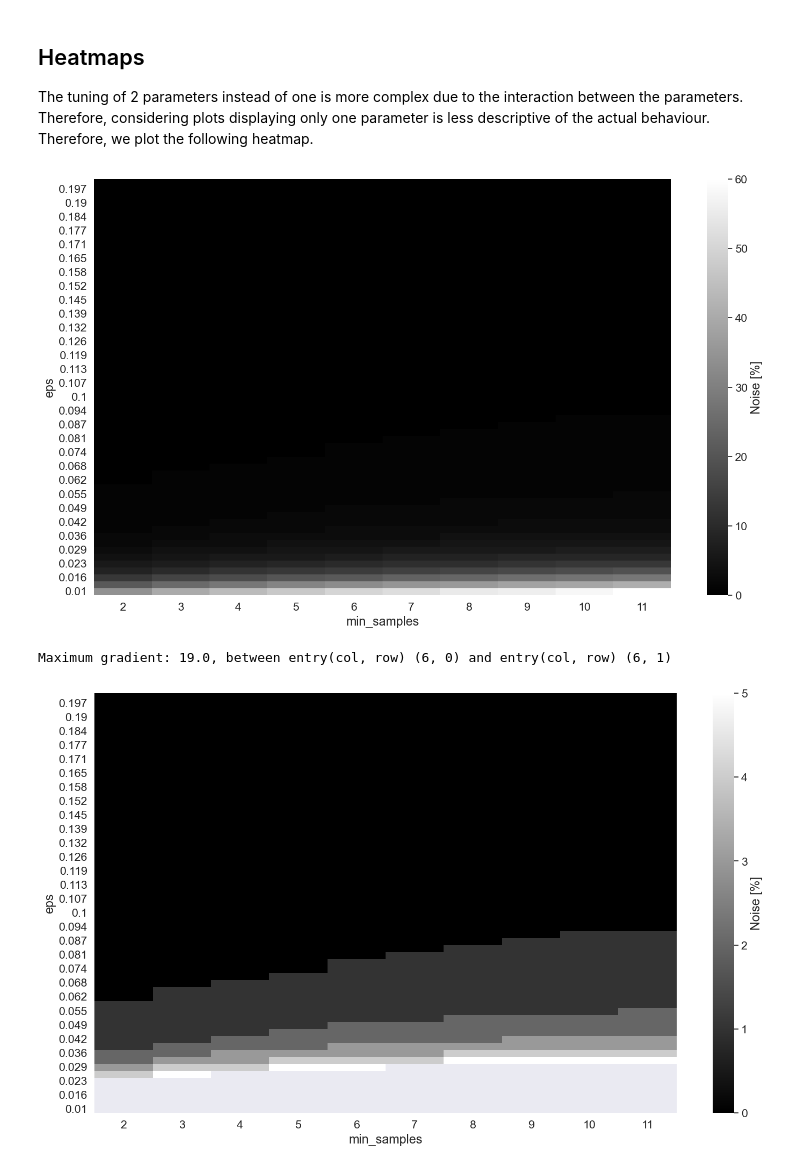
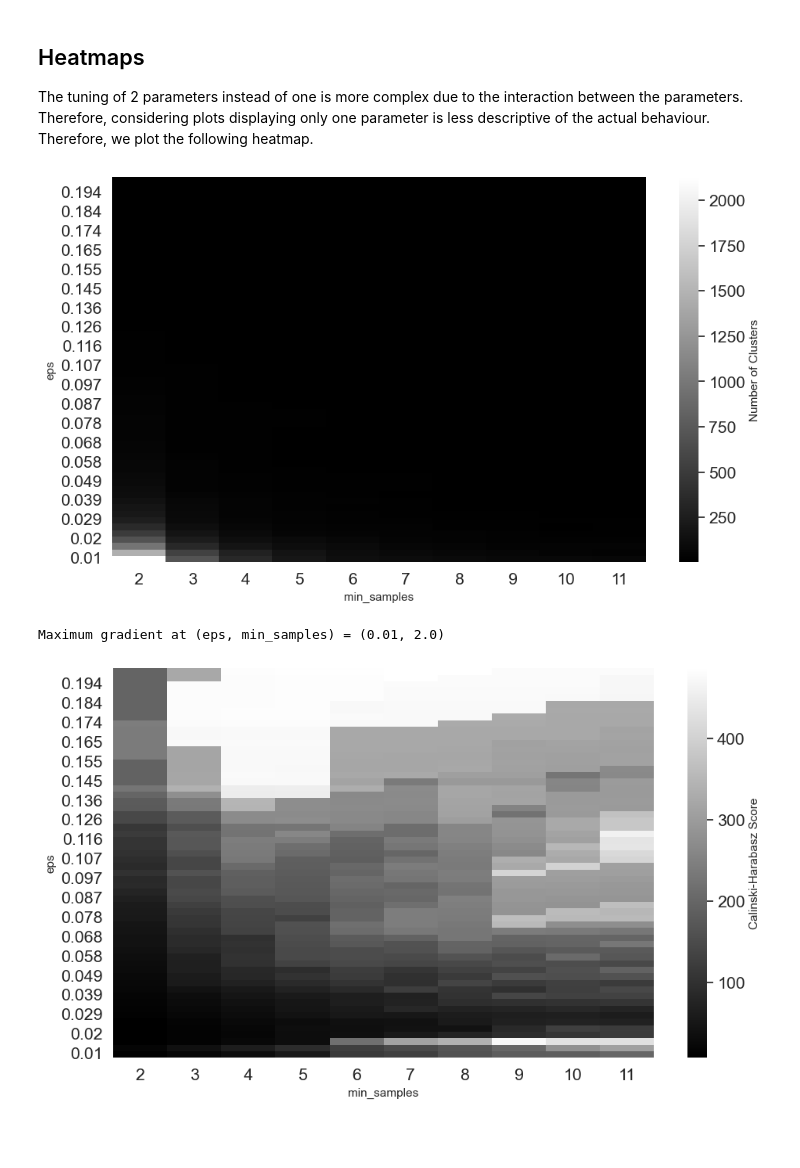
Before and after one commit to y-jenniges/ocean_clustering_and_validation, a Jupyter notebook: validation/score_evaluation.ipynb, the cells around one changed output. Cells and saved outputs as stored; diff of their text form; code cells hidden in the pictures; blank space fills up the shorter version.

Commit message:
update score evaluation script

```diff
--- a/validation/score_evaluation.ipynb
+++ b/validation/score_evaluation.ipynb
@@ -14,7 +15,7 @@ import hyp_config
 # %%
 # Plot settings
 xmap = {"n_clusters": "Number of clusters", "eps": "Epsilon", "min_samples": "Minimum number of samples"}
-score_name_map = {"calinski": "Calinski-Harabasz Score", "silhouette": "Silhouette Dcore", "davies_bouldin": "Davies-Bouldin Dcore", "nnoise": "Noise [%]", "nclusters": "Number of Clusters"}
+score_name_map = {"calinski_harabasz": "Calinski-Harabasz Score", "silhouette": "Silhouette Score", "davies_bouldin": "Davies-Bouldin Score", "nnoise": "Noise [%]", "nclusters": "Number of Clusters"}
 c_blue = sns.color_palette("tab10")[0]
 c_orange = sns.color_palette("tab10")[1]
 # %%
@@ -55,5 +86,6 @@ def plot_score(df, x):
 # %%
 def plot_heatmap(df, x="min_samples", y="eps", color="nclusters", title="Sweep of DBSAN (on original data)", vmax=None, mask=None, annot=True, patch=None):
+    """ Plot heatmap using 2 variables and compute steepest gradient. """
     df_temp = df.copy()
     df_temp = df_temp.sort_values([y, x])
 
@@ -75,5 +107,7 @@ def plot_heatmap(df, x="min_samples", y="eps", color="nclusters", title="Sweep o
     plt.tick_params(axis='both', which='minor', labelsize=8)
     plt.tight_layout()
 
-    return field, find_max_diff(field)
+    steepest_gradient_eps, steepest_gradient_min_samples = find_steepest_gradient(df, value_col=color)
+
+    return field, (steepest_gradient_eps, steepest_gradient_min_samples)
 # %%
@@ -239,4 +307,4 @@ plt.show()
 The tuning of 2 parameters instead of one is more complex due to the interaction between the parameters. Therefore, considering plots displaying only one parameter is less descriptive of the actual behaviour. Therefore, we plot the following heatmap.
 # %%
 # Average scores over iterations
-df_dbscan_i = df_dbscan.groupby(["eps", "min_samples", "clustering_on"]).mean().drop("iteration", axis=1).reset_index()
+df_dbscan_i = df_dbscan.groupby(["eps", "min_samples", "preprocessing", "clustering"]).mean().drop("iteration", axis=1).reset_index()
@@ -278,62 +311,55 @@ hyp_dict = {"eps": np.linspace(0.01, 0.2, 60), "min_samples": range(2, 12)}
 # %%
 # Plot score heatmap for clustering on original and scores on original
-clustering_on = "original"
-scores_on = "original"
+preproc = "minmax"
 
-plt.rcParams["figure.figsize"] = (15, 9)
+plt.rcParams["figure.figsize"] = (10, 6)
 sns.set(font_scale=1.4)
 
 # prepare and filter data
-temp = df_dbscan_i[(df_dbscan_i["clustering_on"] == clustering_on) & (df_dbscan_i["scores_on"] == scores_on)].copy()
+temp = df_dbscan_i[df_dbscan_i.preprocessing == preproc].copy()
 temp.eps = temp.eps.round(3)
 temp.min_samples = temp.min_samples.astype(int)
 temp.silhouette = temp.silhouette.round(3)
-temp.calinski = temp.calinski.round()
+temp.calinski_harabasz = temp.calinski_harabasz.round()
 temp.davies_bouldin = temp.davies_bouldin.round(2)
-temp.nclusters = np.round(temp.nclusters)
-temp["nnoise"] = round(temp["nnoise"]*100/49131)
-t = temp[temp.nnoise <= 5]
+temp.nclusters = temp.nclusters.round()
+#temp.nnoise = round(temp.nnoise*100/49030)
+#t = temp[temp.nnoise <= 5]
 
-# noise fraction
-# field_n, [diff_max_n, col_max0_n, row_max0_n, col_max1_n, row_max1_n] = plot_heatmap(temp, x="min_samples", y="eps", color="nnoise", title=f"Sweep of DBSCAN (clustering on {clustering_on}, scores on {scores_on})")
-field_n, [diff_max_n, col_max0_n, row_max0_n, col_max1_n, row_max1_n] = plot_heatmap(temp, x="min_samples", y="eps", color="nnoise", title="", annot=False)
+# Noise fraction
+#field_n, steepest_gradient = plot_heatmap(temp, x="min_samples", y="eps", color="nnoise", title="", annot=False)
+#plt.show()
+#print(f"Maximum gradient for nnoise at (eps, min_samples) = {steepest_gradient}")
+
+# Noise fraction (with mask for 5%)
+#field_5, steepest_gradient = plot_heatmap(temp, x="min_samples", y="eps", color="nnoise", title="", mask=field_n <= 5, annot=False)
+#plt.show()
+#print(f"Maximum gradient (nnoise <=5) at (eps, min_samples) = {steepest_gradient}")
+
+# Number of clusters
+field, steepest_gradient = plot_heatmap(temp, x="min_samples", y="eps", color="nclusters", title="", annot=False)
+plt.savefig(f"{config.output_dir_plots}{preproc}_dbscan_sweep_nclusters.png")
 plt.show()
-print(f"Maximum gradient: {diff_max_n}, between entry(col, row) {col_max0_n, row_max0_n} and entry(col, row) {col_max1_n, row_max1_n}")
-
-# noise fraction (with mask for 5%)
-# field_5, [diff_max_5, col_max0_5, row_max0_5, col_max1_5, row_max1_5] = plot_heatmap(temp, x="min_samples", y="eps", color="nnoise", title=f"Sweep of DBSCAN (clustering on {clustering_on}, scores on {scores_on})", mask=field_n <= 5)
-field_5, [diff_max_5, col_max0_5, row_max0_5, col_max1_5, row_max1_5] = plot_heatmap(temp, x="min_samples", y="eps", color="nnoise", title="", mask=field_n <= 5, annot=False)
-plt.show()
-print(f"Maximum gradient (nnoise <=5): {diff_max_5}, between entry(col, row) {col_max0_5, row_max0_5} and entry(col, row) {col_max1_5, row_max1_5}")
-
-# number of clusters
-# field, [diff_max, col_max0, row_max0, col_max1, row_max1] = plot_heatmap(temp, x="min_samples", y="eps", color="nclusters", title=f"Sweep of DBSCAN (clustering on {clustering_on}, scores on {scores_on})")
-field, [diff_max, col_max0, row_max0, col_max1, row_max1] = plot_heatmap(temp, x="min_samples", y="eps", color="nclusters", title="", annot=False)
-plt.savefig(f"{config.output_dir_plots}dbscan/sweep_clustering_on_{clustering_on}_scores_on{scores_on}.png")
-plt.show()
-print(f"Maximum gradient: {diff_max}, between entry(col, row) {col_max0, row_max0} and entry(col, row) {col_max1, row_max1}")
+print(f"Maximum gradient at (eps, min_samples) = {steepest_gradient}")
 
 # Calinski-Harabasz
-# field_ch, vs_ch = plot_heatmap(temp, x="min_samples", y="eps", color="calinski", title=f"Sweep of DBSCAN (clustering on {clustering_on}, scores on {scores_on})")
-field_ch, vs_ch = plot_heatmap(temp, x="min_samples", y="eps", color="calinski", title="", annot=False)
+field_ch, vs_ch = plot_heatmap(temp, x="min_samples", y="eps", color="calinski_harabasz", title="", annot=False)
 plt.show()
-print(f"Maximum Calinski-Harabasz score here: {temp[temp.calinski == temp.calinski.max()]}")
-print(f"Maximum Calinski-Harabasz score (where nnoise<=5) here: {t[t.calinski == t.calinski.max()]}")
+print(f"Maximum Calinski-Harabasz score here: {temp[temp.calinski_harabasz == temp.calinski_harabasz.max()]}")
+# print(f"Maximum Calinski-Harabasz score (where nnoise<=5) here: {t[t.calinski == t.calinski.max()]}")
 
 # Davies-Bouldin
-# field_db, vs_db = plot_heatmap(temp, x="min_samples", y="eps", color="davies_bouldin", title=f"Sweep of DBSCAN (clustering on {clustering_on}, scores on {scores_on})")
 field_db, vs_db = plot_heatmap(temp, x="min_samples", y="eps", color="davies_bouldin", title="", annot=False)
 plt.show()
 print(f"Minimum Davies-Bouldin score here: {temp[temp.davies_bouldin == temp.davies_bouldin.min()]}")
-print(f"Minimum Davies-Bouldin score (where nnoise<=5) here: {t[t.davies_bouldin == t.davies_bouldin.min()]}")
+# print(f"Minimum Davies-Bouldin score (where nnoise<=5) here: {t[t.davies_bouldin == t.davies_bouldin.min()]}")
 
 # Silhouette
-# field_s, vs_s = plot_heatmap(temp, x="min_samples", y="eps", color="silhouette", title=f"Sweep of DBSCAN (clustering on {clustering_on}, scores on {scores_on})")
 field_s, vs_s = plot_heatmap(temp, x="min_samples", y="eps", color="silhouette", title="", annot=False)
 plt.show()
 print(f"Maximum Silhouette score here: {temp[temp.silhouette == temp.silhouette.max()]}")
-print(f"Maximum Silhouette score (where nnoise<=5) here: {t[t.silhouette == t.silhouette.max()]}")
+# print(f"Maximum Silhouette score (where nnoise<=5) here: {t[t.silhouette == t.silhouette.max()]}")
 # %% [output]
-[figure, old version]
+[figure, new version]
-Maximum gradient: 19.0, between entry(col, row) (6, 0) and entry(col, row) (6, 1)
+Maximum gradient at (eps, min_samples) = (0.01, 2.0)
-[figure, old version]
+[figure, new version]
```
Also changed, not shown: parts of 23 cells of this notebook.
